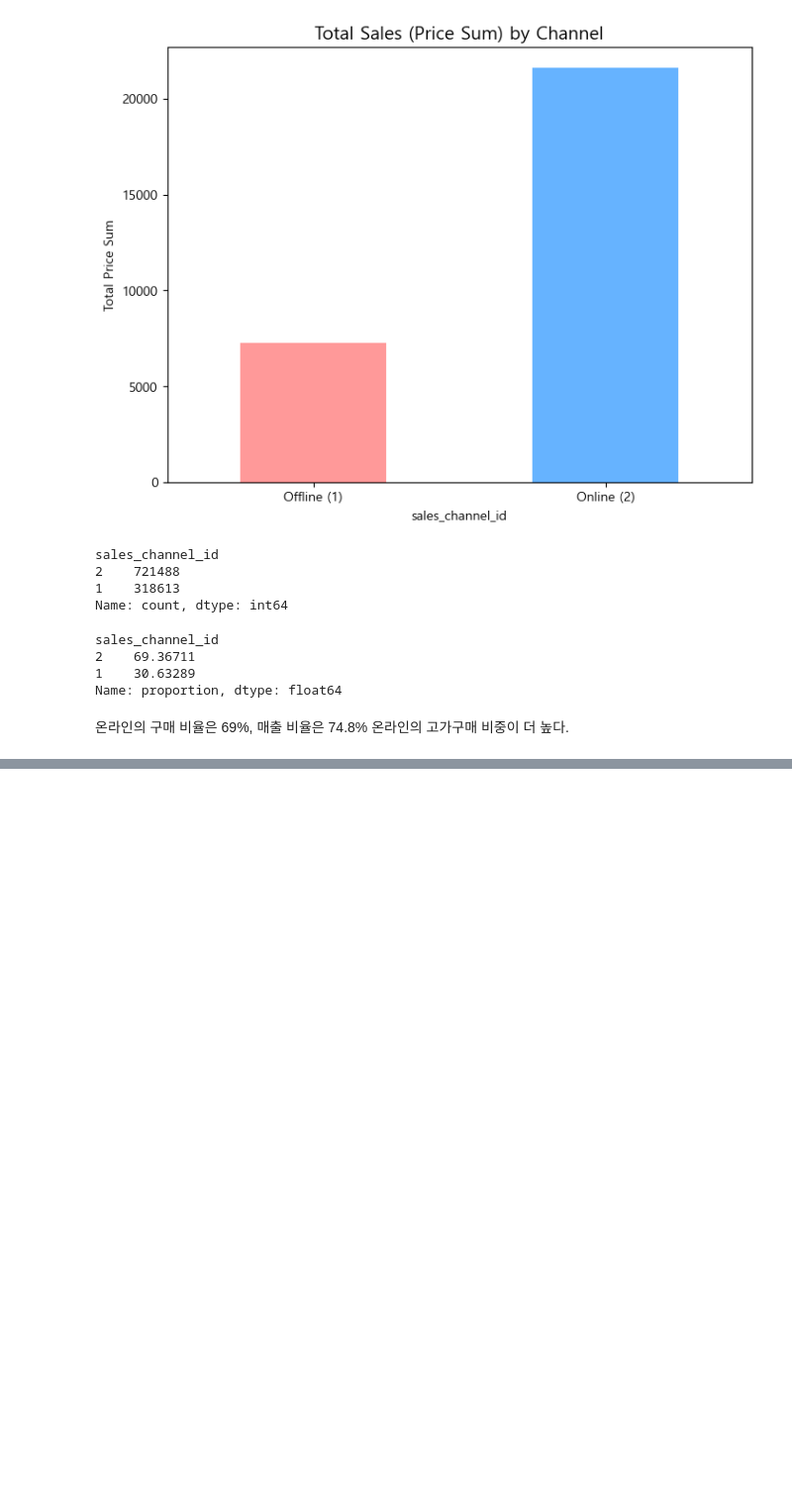
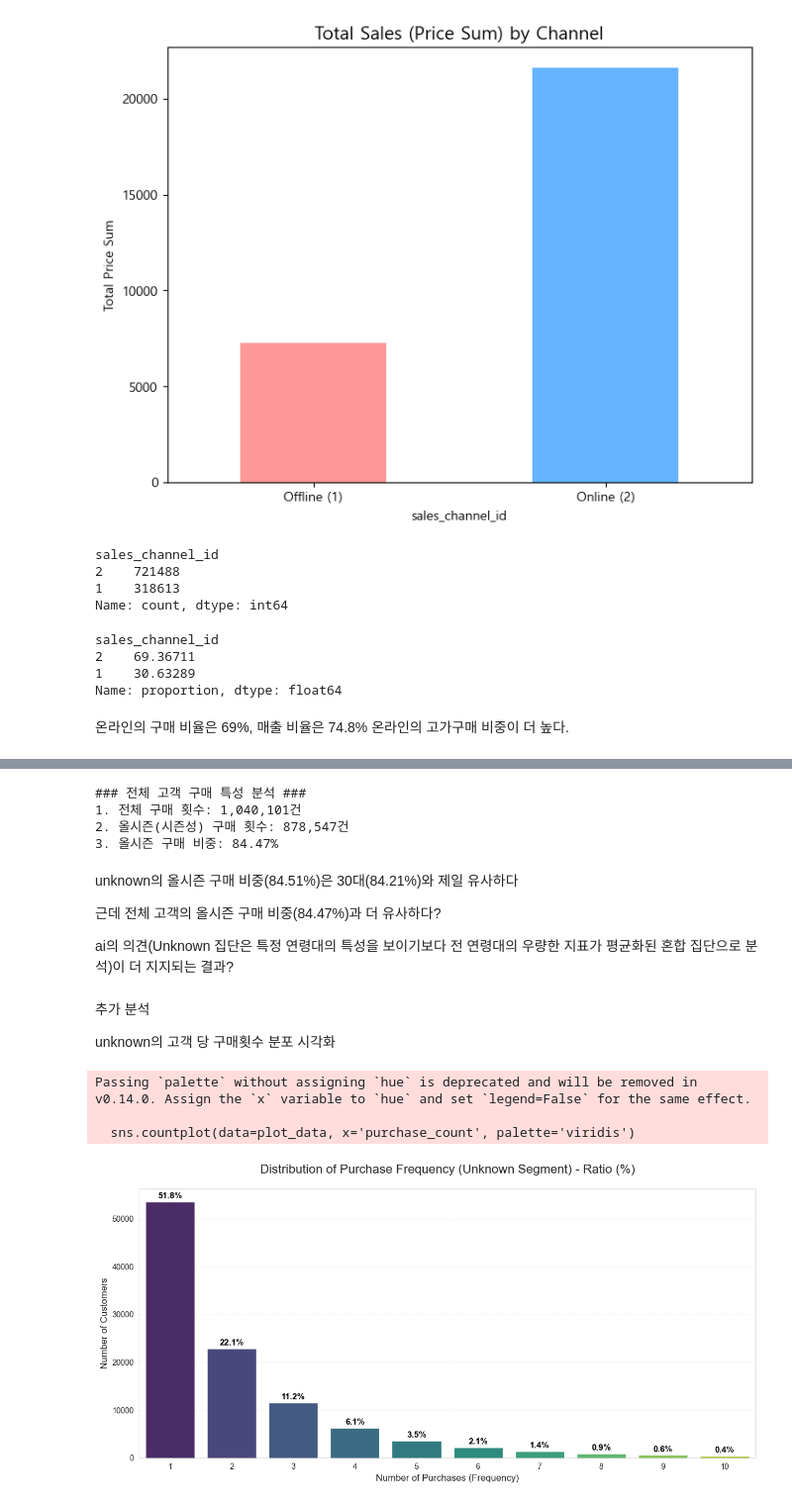
Before and after one commit to yoohengu/cross-gen-biz-analysis, a Jupyter notebook: notebooks/soeun_eda/joinin.ipynb, the cells around one changed output, grey strips where cells are left out. Shown at 99% size. Saved outputs shown, nothing was run; the diff lists cells and outputs as text; code cells hidden in the pictures; blank space fills up the shorter version.

```diff
--- a/notebooks/soeun_eda/joinin.ipynb
+++ b/notebooks/soeun_eda/joinin.ipynb
@@ -624,0 +1205,77 @@ Name: proportion, dtype: float64
+# %%
+
+#  전체 구매 횟수 계산
+total_purchase_count = len(final_df)
+
+# 3. 올시즌 구매 횟수 계산
+seasonal_purchase_count = len(final_df[final_df['product_season']== 'All-Season'])
+
+# 4. 비중 계산
+seasonal_ratio = (seasonal_purchase_count / total_purchase_count) * 100
+
+print(f"### 전체 고객 구매 특성 분석 ###")
+print(f"1. 전체 구매 횟수: {total_purchase_count:,}건")
+print(f"2. 올시즌(시즌성) 구매 횟수: {seasonal_purchase_count:,}건")
+print(f"3. 올시즌 구매 비중: {seasonal_ratio:.2f}%")
+# %% [output]
+### 전체 고객 구매 특성 분석 ###
+1. 전체 구매 횟수: 1,040,101건
+2. 올시즌(시즌성) 구매 횟수: 878,547건
+3. 올시즌 구매 비중: 84.47%
+# %% [markdown]
+unknown의 올시즌 구매 비중(84.51%)은 30대(84.21%)와 제일 유사하다
+
+근데 전체 고객의 올시즌 구매 비중(84.47%)과 더 유사하다?
+
+ai의 의견(Unknown 집단은 특정 연령대의 특성을 보이기보다 전 연령대의 우량한 지표가 평균화된 혼합 집단으로 분석)이 더 지지되는 결과?
+# %% [markdown]
+추가 분석
+
+unknown의 고객 당 구매횟수 분포 시각화
+# %%
+import matplotlib.pyplot as plt
+import seaborn as sns
+
+# 1. Unknown 고객만 필터링하여 고객별 구매 횟수 계산
+unknown_freq = final_df[final_df['age_segment'] == 'Unknown'].groupby('customer_id').size().reset_index(name='purchase_count')
+
+# 분석 대상 데이터 (구매 횟수 10회 이하)
+plot_data = unknown_freq[unknown_freq['purchase_count'] <= 10]
+# 비율 계산을 위한 전체 고객 수
+total_customers = len(plot_data)
+
+# 2. 시각화 설정
+plt.figure(figsize=(12, 6))
+
+# 3. 구매 횟수별 고객 수 그래프
+sns.countplot(data=plot_data, x='purchase_count', palette='viridis')
+
+# 4. 그래프 꾸미기
+plt.title('Distribution of Purchase Frequency (Unknown Segment) - Ratio (%)', fontsize=16, pad=20)
+plt.xlabel('Number of Purchases (Frequency)', fontsize=12)
+plt.ylabel('Number of Customers', fontsize=12)
+plt.grid(axis='y', linestyle='--', alpha=0.3)
+
+# 5. 막대 위에 비율(%) 표시하기
+ax = plt.gca()
+for p in ax.patches:
+    # 비율 계산: (막대 높이 / 전체 고객 수) * 100
+    percentage = f'{(100 * p.get_height() / total_customers):.1f}%'
+
+    # 위치 지정
+    x = p.get_x() + p.get_width() / 2.
+    y = p.get_height()
+
+    ax.annotate(percentage, (x, y),
+                ha='center', va='center', fontsize=11,
+                fontweight='bold', color='black', xytext=(0, 7),
+                textcoords='offset points')
+
+plt.tight_layout()
+# 파일로 저장하여 확인하세요!
+plt.savefig('unknown_purchase_ratio.png')
+# %% [output]
+Passing `palette` without assigning `hue` is deprecated and will be removed in v0.14.0. Assign the `x` variable to `hue` and set `legend=False` for the same effect.
+
+  sns.countplot(data=plot_data, x='purchase_count', palette='viridis')
+[figure, added]
```
Also changed, not shown: parts of 47 cells of this notebook.
